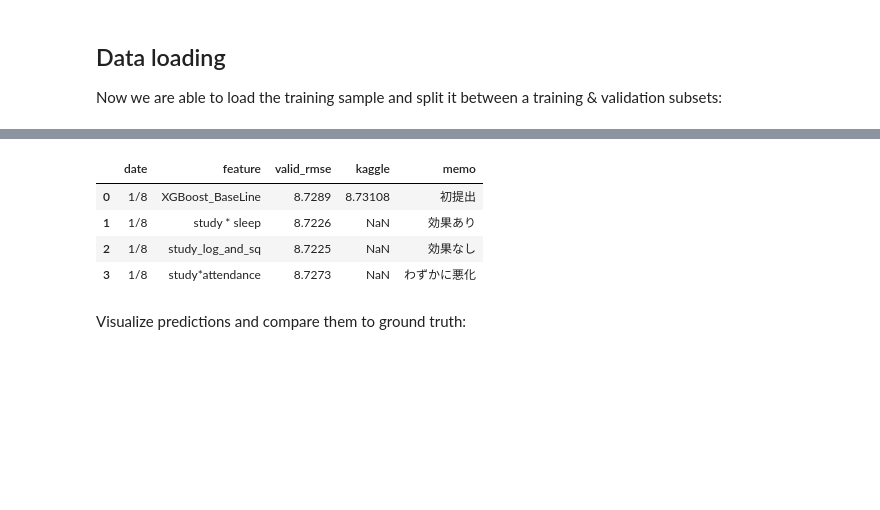
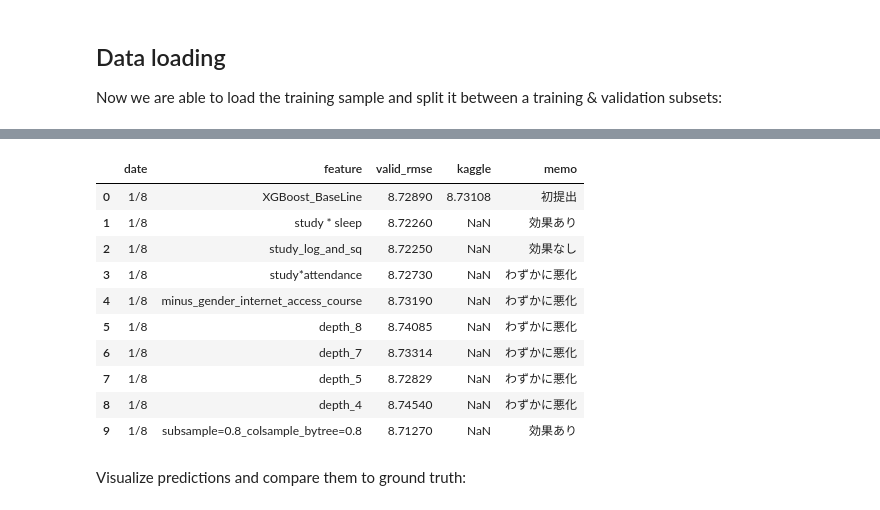
Before and after one commit to gikkavu/Kaggle, a Jupyter notebook: xgboost-studenttestscores-kr.ipynb, the cells around one changed output, grey strips where cells are left out. Saved outputs shown, nothing was run; the diff lists cells and outputs as text; code cells hidden in the pictures; blank space fills up the shorter version.

Commit message:
"date": "1/8", "feature": "subsample=0.8_colsample_bytree=0.8", "valid_rmse": 8.7127, "kaggle":None , "memo": "効果あり"

```diff
--- a/xgboost-studenttestscores-kr.ipynb
+++ b/xgboost-studenttestscores-kr.ipynb
@@ -166,17 +168,30 @@ R2: 0.7855
 # %%
 history = [
     {"date": "1/8", "feature": "XGBoost_BaseLine", "valid_rmse": 8.7289, "kaggle": 8.73108, "memo": "初提出"},
     {"date": "1/8", "feature": "study * sleep", "valid_rmse": 8.7226, "kaggle":None , "memo": "効果あり"},
     {"date": "1/8", "feature": "study_log_and_sq", "valid_rmse": 8.7225, "kaggle":None , "memo": "効果なし"},
-        {"date": "1/8", "feature": "study*attendance", "valid_rmse": 8.7273, "kaggle":None , "memo": "わずかに悪化"}
+    {"date": "1/8", "feature": "study*attendance", "valid_rmse": 8.7273, "kaggle":None , "memo": "わずかに悪化"},
+    {"date": "1/8", "feature": "minus_gender_internet_access_course", "valid_rmse": 8.7319, "kaggle":None , "memo": "わずかに悪化"},
+    {"date": "1/8", "feature": "depth_8", "valid_rmse": 8.74085, "kaggle":None , "memo": "わずかに悪化"},
+    {"date": "1/8", "feature": "depth_7", "valid_rmse": 8.73314, "kaggle":None , "memo": "わずかに悪化"},
+    {"date": "1/8", "feature": "depth_5", "valid_rmse": 8.72829, "kaggle":None , "memo": "わずかに悪化"},
+    {"date": "1/8", "feature": "depth_4", "valid_rmse": 8.74540, "kaggle":None , "memo": "わずかに悪化"},
+    {"date": "1/8", "feature": "subsample=0.8_colsample_bytree=0.8", "valid_rmse": 8.7127, "kaggle":None , "memo": "効果あり"}
+
 ]
 display(pd.DataFrame(history))
 # %% [output]
 |  | date | feature | valid_rmse | kaggle | memo |
-| 0 | 1/8 | XGBoost_BaseLine | 8.7289 | 8.73108 | 初提出 |
-| 1 | 1/8 | study * sleep | 8.7226 | NaN | 効果あり |
-| 2 | 1/8 | study_log_and_sq | 8.7225 | NaN | 効果なし |
-| 3 | 1/8 | study*attendance | 8.7273 | NaN | わずかに悪化 |
+| 0 | 1/8 | XGBoost_BaseLine | 8.72890 | 8.73108 | 初提出 |
+| 1 | 1/8 | study * sleep | 8.72260 | NaN | 効果あり |
+| 2 | 1/8 | study_log_and_sq | 8.72250 | NaN | 効果なし |
+| 3 | 1/8 | study*attendance | 8.72730 | NaN | わずかに悪化 |
+| 4 | 1/8 | minus_gender_internet_access_course | 8.73190 | NaN | わずかに悪化 |
+| 5 | 1/8 | depth_8 | 8.74085 | NaN | わずかに悪化 |
+| 6 | 1/8 | depth_7 | 8.73314 | NaN | わずかに悪化 |
+| 7 | 1/8 | depth_5 | 8.72829 | NaN | わずかに悪化 |
+| 8 | 1/8 | depth_4 | 8.74540 | NaN | わずかに悪化 |
+| 9 | 1/8 | subsample=0.8_colsample_bytree=0.8 | 8.71270 | NaN | 効果あり |
 # %% [markdown]
 Visualize predictions and compare them to ground truth:
 # %%
```
Also changed, not shown: parts of 10 cells of this notebook, 1 other file.
